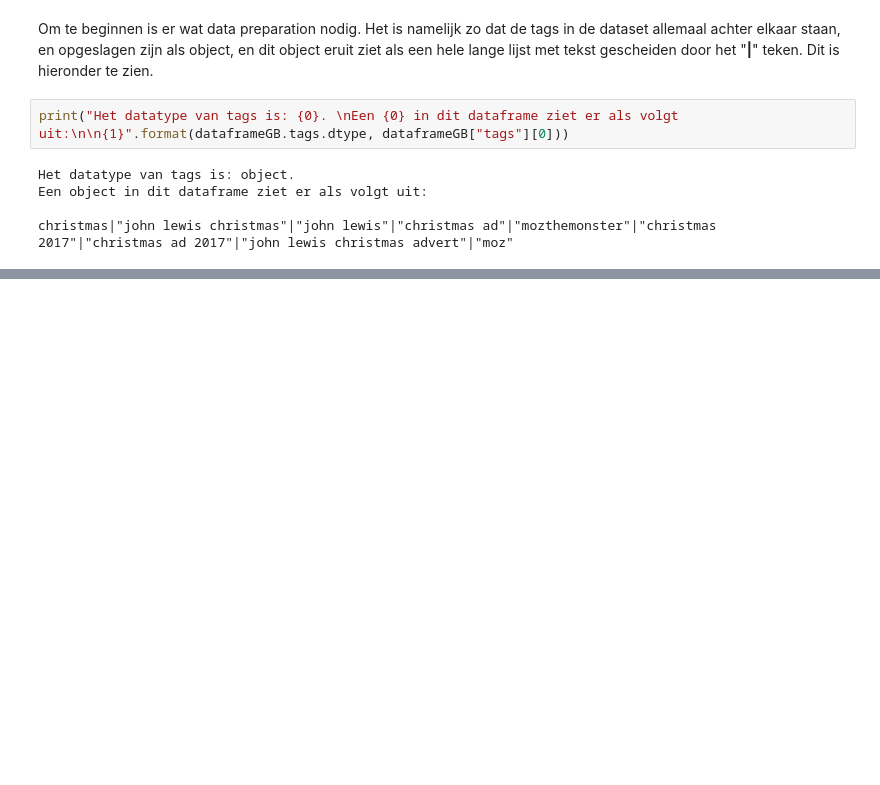
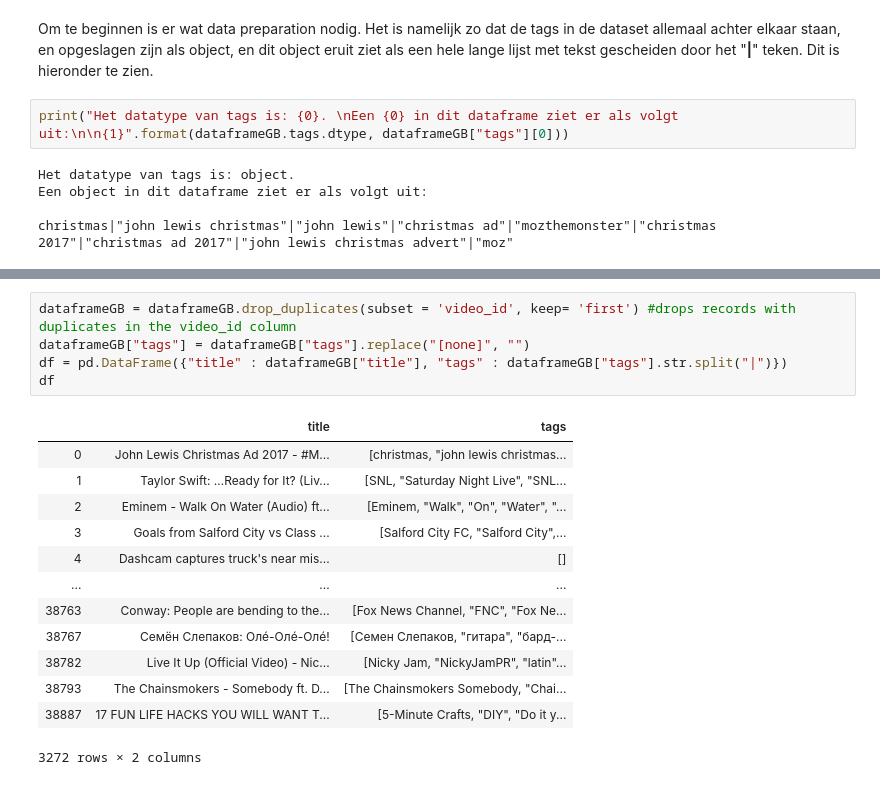
Before and after one commit to WoltervanDonk/Challenge2, a Jupyter notebook: src/YoutubeTrendingNotebook.ipynb, the cells around one changed output, grey strips where cells are left out. Cells and saved outputs as stored; diff of their text form; blank space fills up the shorter version.

```diff
--- a/src/YoutubeTrendingNotebook.ipynb
+++ b/src/YoutubeTrendingNotebook.ipynb
@@ -78,0 +59,19 @@ dataframeGB
+# %%
+dataframeGB = dataframeGB.drop_duplicates(subset = 'video_id', keep= 'first') #drops records with duplicates in the video_id column
+dataframeGB["tags"] = dataframeGB["tags"].replace("[none]", "")
+df = pd.DataFrame({"title" : dataframeGB["title"], "tags" : dataframeGB["tags"].str.split("|")})
+df
+# %% [output]
+|  | title | tags |
+| 0 | John Lewis Christmas Ad 2017 - #M... | [christmas, "john lewis christmas... |
+| 1 | Taylor Swift: …Ready for It? (Liv... | [SNL, "Saturday Night Live", "SNL... |
+| 2 | Eminem - Walk On Water (Audio) ft... | [Eminem, "Walk", "On", "Water", "... |
+| 3 | Goals from Salford City vs Class ... | [Salford City FC, "Salford City",... |
+| 4 | Dashcam captures truck's near mis... | [] |
+| ... | ... | ... |
+| 38763 | Conway: People are bending to the... | [Fox News Channel, "FNC", "Fox Ne... |
+| 38767 | Семён Слепаков: Олé-Олé-Олé! | [Семен Слепаков, "гитара", "бард-... |
+| 38782 | Live It Up (Official Video) - Nic... | [Nicky Jam, "NickyJamPR", "latin"... |
+| 38793 | The Chainsmokers - Somebody ft. D... | [The Chainsmokers Somebody, "Chai... |
+| 38887 | 17 FUN LIFE HACKS YOU WILL WANT T... | [5-Minute Crafts, "DIY", "Do it y... |
+3272 rows × 2 columns
```
Also changed, not shown: parts of 12 cells of this notebook.
